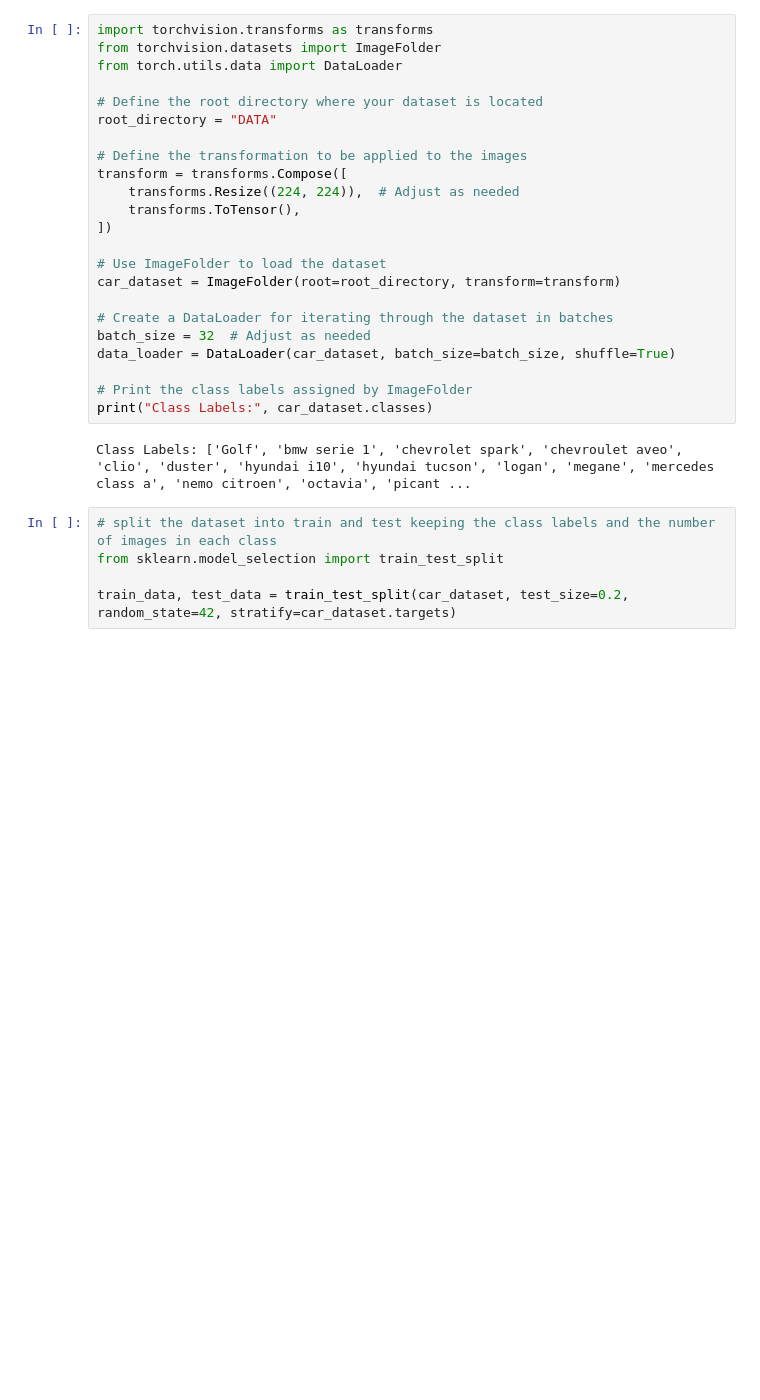
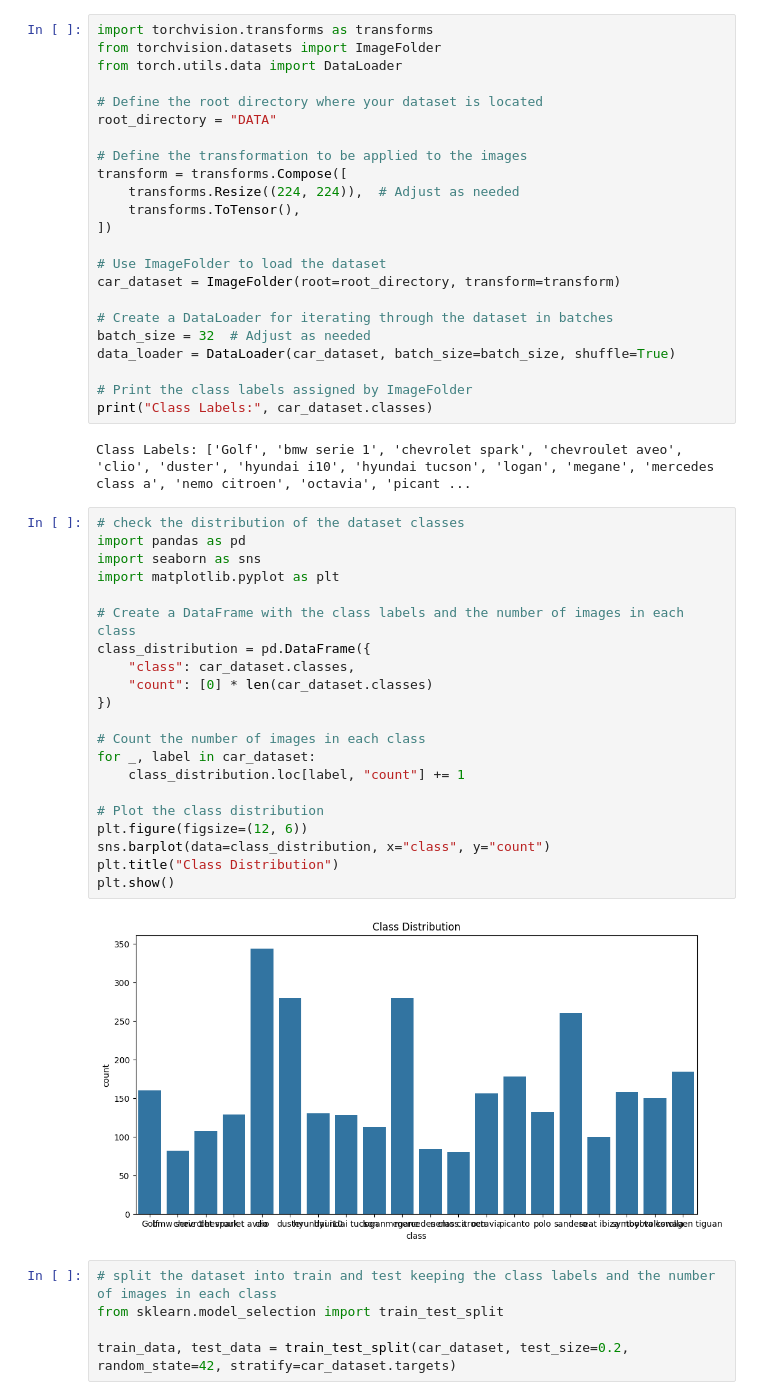
Before and after one commit to studjules/car_classification, a Jupyter notebook: car_classifier.ipynb, the cells around one changed output. Cells and saved outputs as stored; diff of their text form; blank space fills up the shorter version.

```diff
--- a/car_classifier.ipynb
+++ b/car_classifier.ipynb
@@ -44,6 +46,29 @@ data_loader = DataLoader(car_dataset, batch_size=batch_size, shuffle=True)
 print("Class Labels:", car_dataset.classes)
 # %% [output]
 Class Labels: ['Golf', 'bmw serie 1', 'chevrolet spark', 'chevroulet aveo', 'clio', 'duster', 'hyundai i10', 'hyundai tucson', 'logan', 'megane', 'mercedes class a', 'nemo citroen', 'octavia', 'picant ...
+# %%
+# check the distribution of the dataset classes
+import pandas as pd
+import seaborn as sns
+import matplotlib.pyplot as plt
+
+# Create a DataFrame with the class labels and the number of images in each class
+class_distribution = pd.DataFrame({
+    "class": car_dataset.classes,
+    "count": [0] * len(car_dataset.classes)
+})
+
+# Count the number of images in each class
+for _, label in car_dataset:
+    class_distribution.loc[label, "count"] += 1
+
+# Plot the class distribution
+plt.figure(figsize=(12, 6))
+sns.barplot(data=class_distribution, x="class", y="count")
+plt.title("Class Distribution")
+plt.show()
+# %% [output]
+[figure, added]
 # %%
 # split the dataset into train and test keeping the class labels and the number of images in each class
 from sklearn.model_selection import train_test_split
```
Also changed, not shown: parts of 22 cells of this notebook, 2 other files.
